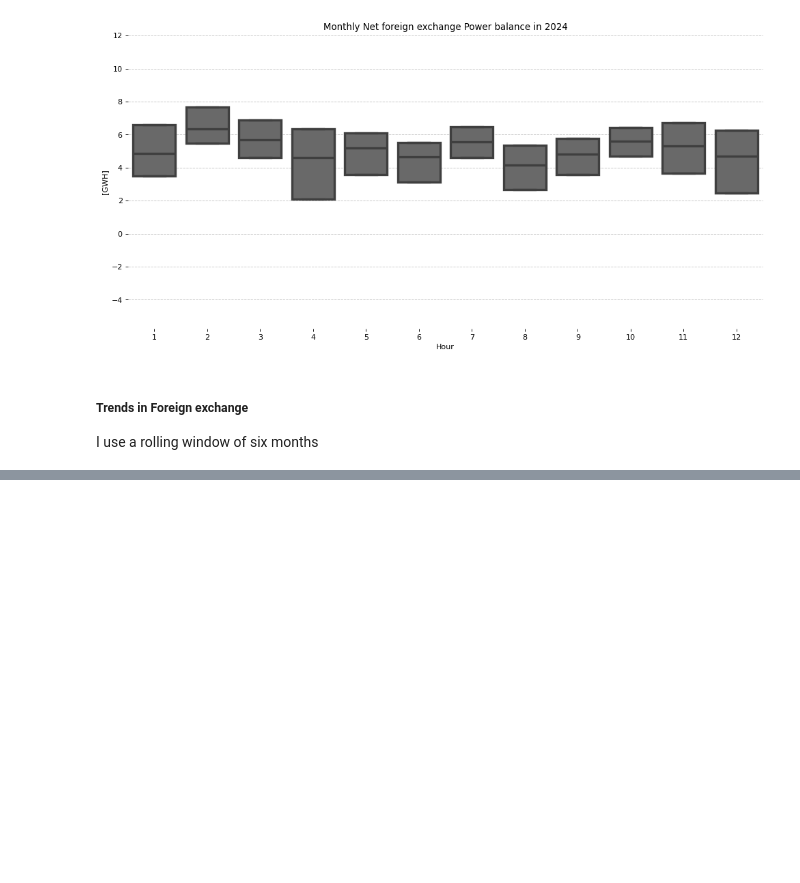
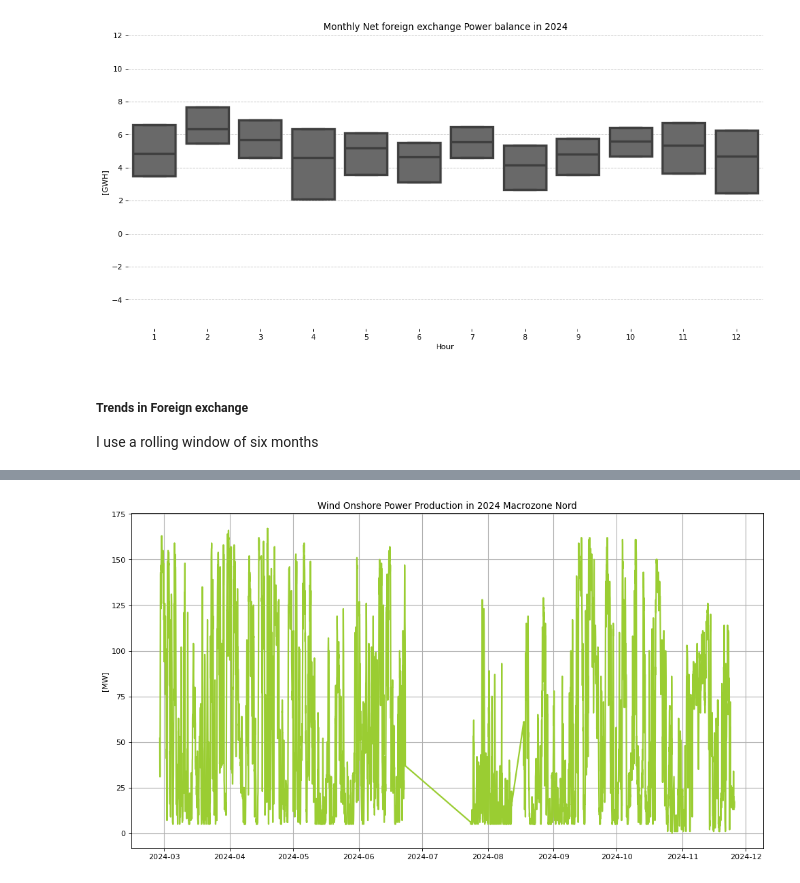
Before and after one commit to samueledelia/Italian-imbalance-forecasting, a Jupyter notebook: notebook/data_exploration/power_generation.ipynb, the cells around one changed output, grey strips where cells are left out. Saved outputs shown, nothing was run; the diff lists cells and outputs as text; code cells hidden in the pictures; blank space fills up the shorter version.

```diff
--- a/notebook/data_exploration/power_generation.ipynb
+++ b/notebook/data_exploration/power_generation.ipynb
@@ -489,0 +526,8 @@ plt.show()
+# %%
+entsoe_data = entsoe_data[entsoe_data['DOMAIN'] == 'GENERATION']
+entsoe_data = entsoe_data.drop(columns=['DOMAIN'])
+# Convert ORAINI to datetime using the correct method
+entsoe_data['ORAINI'] = pd.to_datetime(entsoe_data['ORAINI'], format='%Y%m%d%H%M')
+entsoe_data.set_index('ORAINI', inplace=True)
+
+entsoe_data
@@ -489,0 +549,4 @@ plt.show()
+# %%
+actual_generation = entsoe_data[entsoe_data['SCOPE'] == 'ACTUAL']
+actual_generation = actual_generation[['CODZONA', 'VALUE', 'ENERGY_TYPE']]
+actual_generation
@@ -489,0 +568,5 @@ plt.show()
+# %%
+subset_zonas = ['NORD']
+actual_generation_nord = actual_generation[actual_generation['CODZONA'].isin(subset_zonas)]
+actual_generation_nord = actual_generation_nord.drop(columns=['CODZONA'])
+actual_generation_nord
@@ -489,0 +622,13 @@ plt.show()
+# %%
+biomass_nord = utils.filter_and_rename_energy_type(actual_generation_nord, 'Biomass', 'BIOMASS_MW')
+fossil_gas_nord = utils.filter_and_rename_energy_type(actual_generation_nord, 'Fossil Gas', 'FOSSIL_GAS_MW')
+fossil_coal_nord = utils.filter_and_rename_energy_type(actual_generation_nord, 'Fossil Coal-derived gas', 'FOSSIL_COAL_MW')
+wind_onshore_nord = utils.filter_and_rename_energy_type(actual_generation_nord, 'Wind Onshore', 'WIND_ONSHORE_MW')
+solar_nord = utils.filter_and_rename_energy_type(actual_generation_nord, 'Solar', 'SOLAR_MW')
+other_nord = utils.filter_and_rename_energy_type(actual_generation_nord, 'Other', 'OTHER_MW')
+fossil_oil_nord = utils.filter_and_rename_energy_type(actual_generation_nord, 'Fossil Oil', 'FOSSIL_OIL_MW')
+reservoir_nord = utils.filter_and_rename_energy_type(actual_generation_nord, 'Hydro Water Reservoir', 'WATER_RESERVOIR_MW')
+hydro_pumped_nord = utils.filter_and_rename_energy_type(actual_generation_nord, 'Hydro Pumped Storage', 'HYDRO_PUMPED_MW')
+geothermal_nord = utils.filter_and_rename_energy_type(actual_generation_nord, 'Geothermal', 'GEO_MW')
+fossil_hard_coal_nord = utils.filter_and_rename_energy_type(actual_generation_nord, 'Fossil Hard coal', 'FOSSIL_HARD_COAL_MW')
+wind_offshore_nord = utils.filter_and_rename_energy_type(actual_generation_nord, 'Wind Offshore', 'WIND_ONSHORE_MW')
@@ -489,0 +668,12 @@ plt.show()
+# %%
+import matplotlib.pyplot as plt
+
+DPI = 80
+fig, ax = plt.subplots(figsize=[15,8], dpi=DPI)
+ax.plot(wind_onshore_nord["WIND_ONSHORE_MW"].loc["2024"], linewidth=2, color = "yellowgreen")
+
+ax.set_title("Wind Onshore Power Production in 2024 Macrozone Nord"); ax.set_ylabel("[MW]")
+ax.grid(True, which='both',  linewidth=1)
+plt.show()
+# %% [output]
+[figure, added]
```
Also changed, not shown: parts of 37 cells of this notebook, 9 other files.
